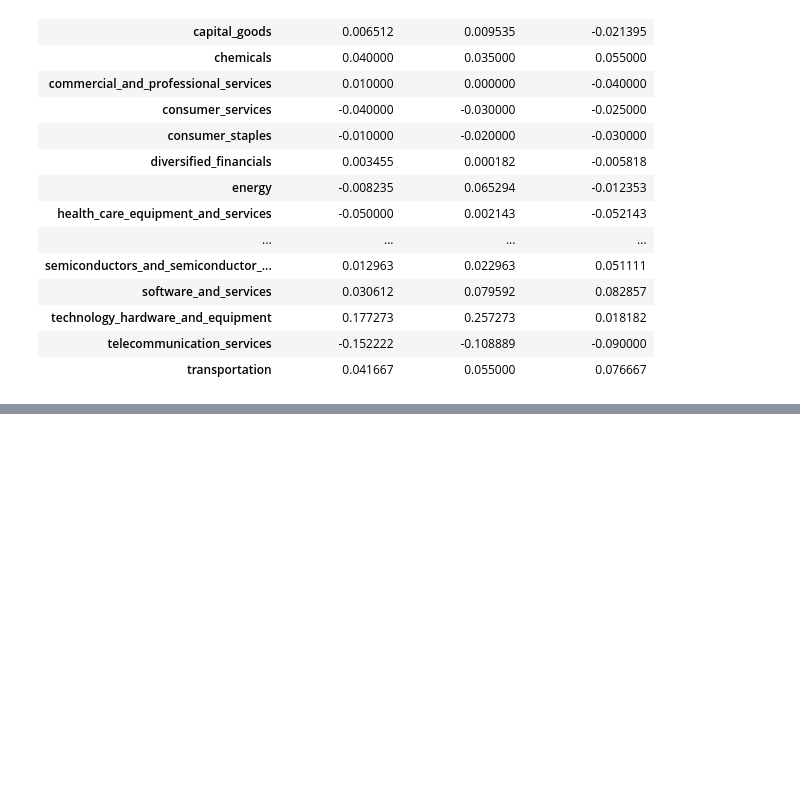
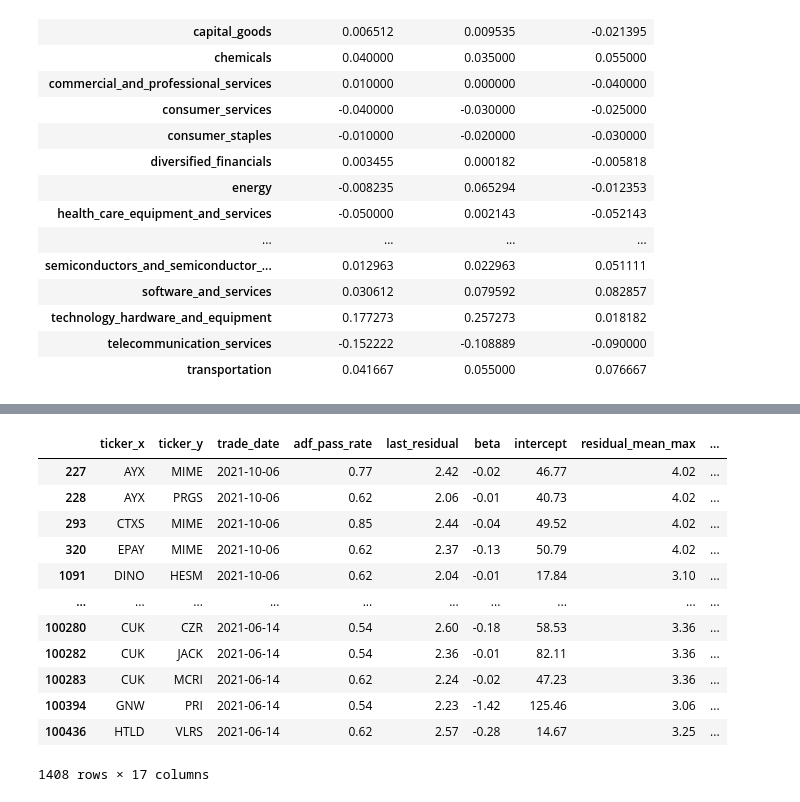
Before and after one commit to DomStan/stonk-rank, a Jupyter notebook: stonks_notebook.ipynb, the cells around one changed output, grey strips where cells are left out. Saved outputs shown, nothing was run; the diff lists cells and outputs as text; code cells hidden in the pictures; blank space fills up the shorter version.

```diff
--- a/stonks_notebook.ipynb
+++ b/stonks_notebook.ipynb
@@ -1000,0 +1121,16 @@ pd.set_option('display.max_rows', 100)
+# %%
+df[df['beta'] < 0
+# %% [output]
+|  | ticker_x | ticker_y | trade_date | adf_pass_rate | last_residual | beta | intercept | residual_mean_max | ... |
+| 227 | AYX | MIME | 2021-10-06 | 0.77 | 2.42 | -0.02 | 46.77 | 4.02 | ... |
+| 228 | AYX | PRGS | 2021-10-06 | 0.62 | 2.06 | -0.01 | 40.73 | 4.02 | ... |
+| 293 | CTXS | MIME | 2021-10-06 | 0.85 | 2.44 | -0.04 | 49.52 | 4.02 | ... |
+| 320 | EPAY | MIME | 2021-10-06 | 0.62 | 2.37 | -0.13 | 50.79 | 4.02 | ... |
+| 1091 | DINO | HESM | 2021-10-06 | 0.62 | 2.04 | -0.01 | 17.84 | 3.10 | ... |
+| ... | ... | ... | ... | ... | ... | ... | ... | ... | ... |
+| 100280 | CUK | CZR | 2021-06-14 | 0.54 | 2.60 | -0.18 | 58.53 | 3.36 | ... |
+| 100282 | CUK | JACK | 2021-06-14 | 0.54 | 2.36 | -0.01 | 82.11 | 3.36 | ... |
+| 100283 | CUK | MCRI | 2021-06-14 | 0.62 | 2.24 | -0.02 | 47.23 | 3.36 | ... |
+| 100394 | GNW | PRI | 2021-06-14 | 0.54 | 2.23 | -1.42 | 125.46 | 3.06 | ... |
+| 100436 | HTLD | VLRS | 2021-06-14 | 0.62 | 2.57 | -0.28 | 14.67 | 3.25 | ... |
+1408 rows × 17 columns
```
Also changed, not shown: parts of 46 cells of this notebook.
